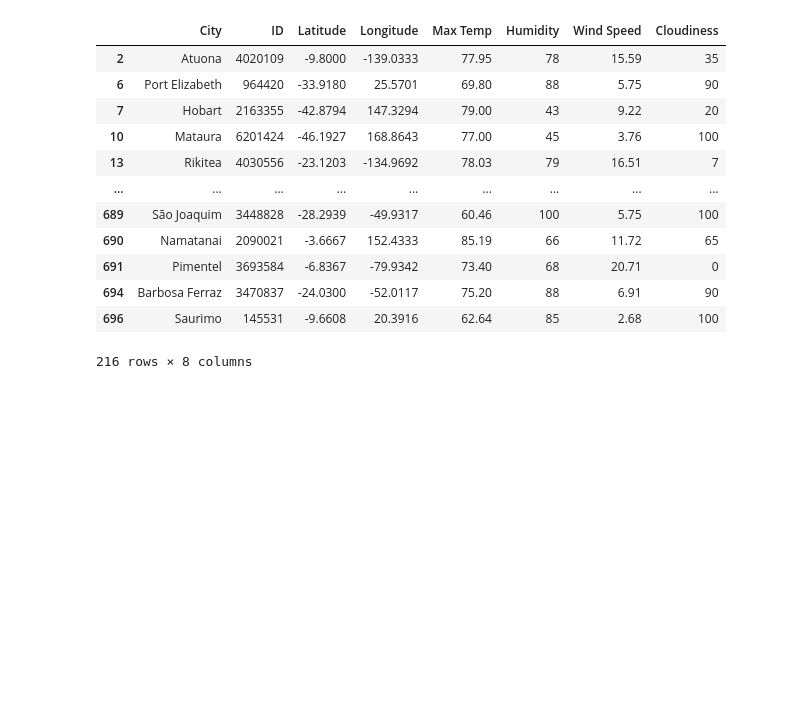
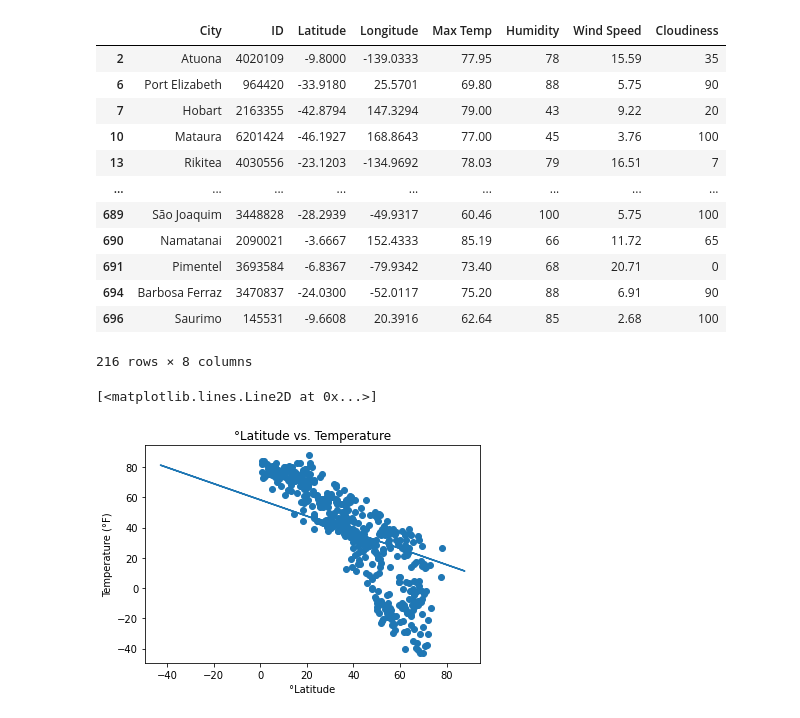
Before and after one commit to Yanwho/python-api-challenge, a Jupyter notebook: WeatherPy/WeatherPy.ipynb, the cells around one changed output. Drawn from its saved outputs; the diff is of its cells as text; code cells hidden in the pictures; blank space fills up the shorter version.

Commit message:
added north regressions

```diff
--- a/WeatherPy/WeatherPy.ipynb
+++ b/WeatherPy/WeatherPy.ipynb
@@ -217,3 +217,16 @@ south_df
 | 694 | Barbosa Ferraz | 3470837 | -24.0300 | -52.0117 | 75.20 | 88 | 6.91 | 90 |
 | 696 | Saurimo | 145531 | -9.6608 | 20.3916 | 62.64 | 85 | 2.68 | 100 |
 216 rows × 8 columns
+# %%
+plt.scatter(north_df["Latitude"], north_df["Max Temp"])
+plt.title("°Latitude vs. Temperature")
+plt.ylabel("Temperature (°F)")
+plt.xlabel("°Latitude")
+
+
+# np.polyfit(north_df["Max Temp"],north_df["Latitude"], 1)
+m, b = np.polyfit(north_df["Max Temp"], north_df["Latitude"], 1)
+plt.plot(north_df["Max Temp"], m*north_df["Max Temp"] + b)
+# %% [output]
+[<matplotlib.lines.Line2D at 0x...>]
+[figure, added]
```
Also changed, not shown: parts of 3 cells of this notebook.
